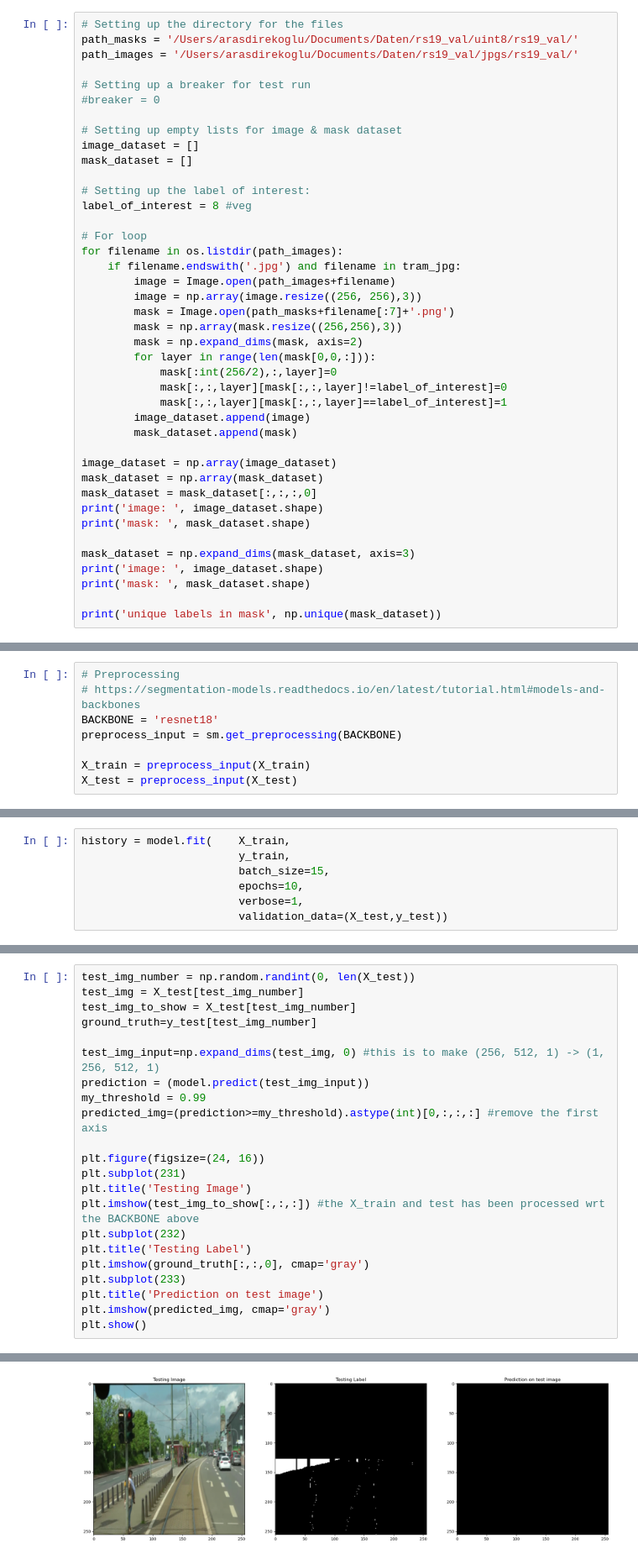
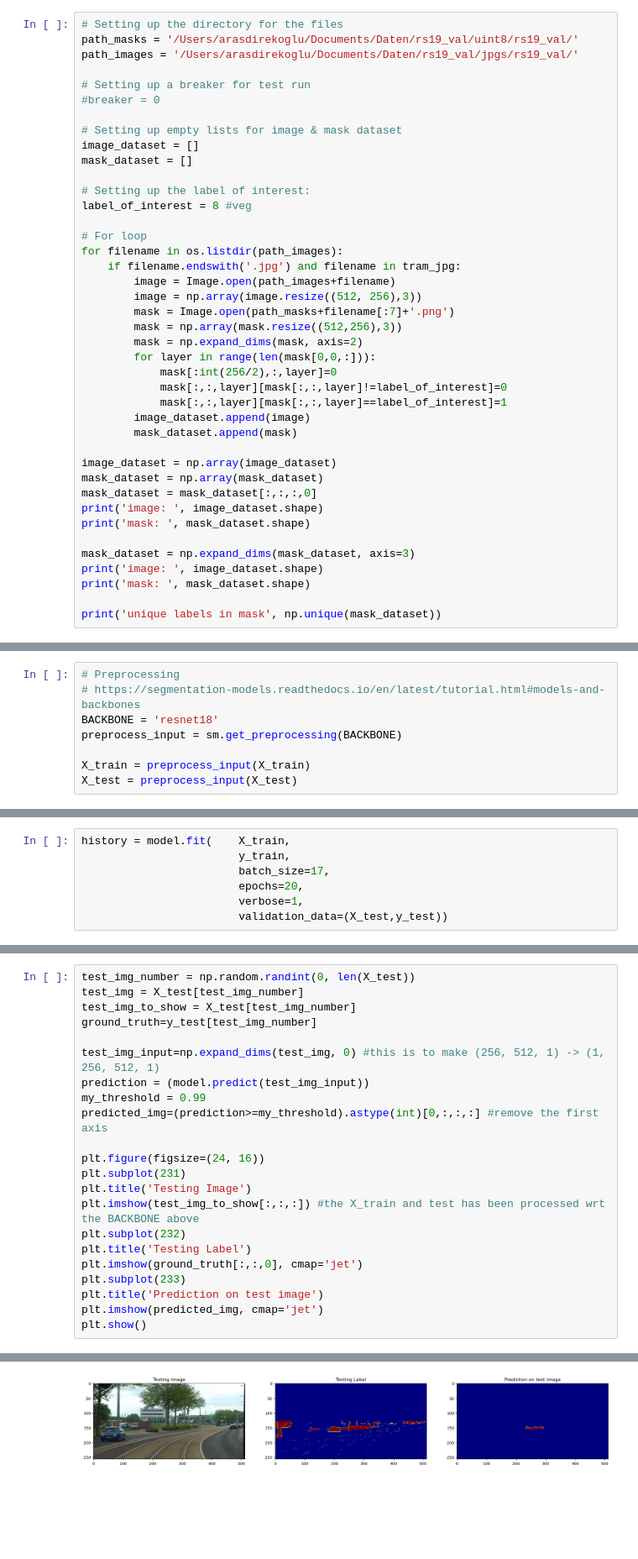
Before and after one commit to khoadaniel/vegetation-detection-railways, a Jupyter notebook: aras/model_tram_lowerhalf.ipynb, the cells around one changed output, grey strips where cells are left out. Shown at 84% size. Saved outputs shown, nothing was run; the diff lists cells and outputs as text; blank space fills up the shorter version.

```diff
--- a/aras/model_tram_lowerhalf.ipynb
+++ b/aras/model_tram_lowerhalf.ipynb
@@ -47,9 +45,9 @@ label_of_interest = 8 #veg
 for filename in os.listdir(path_images):
     if filename.endswith('.jpg') and filename in tram_jpg:
         image = Image.open(path_images+filename)
-        image = np.array(image.resize((256, 256),3))
+        image = np.array(image.resize((512, 256),3))
         mask = Image.open(path_masks+filename[:7]+'.png')
-        mask = np.array(mask.resize((256,256),3))
+        mask = np.array(mask.resize((512,256),3))
         mask = np.expand_dims(mask, axis=2)
         for layer in range(len(mask[0,0,:])):
             mask[:int(256/2),:,layer]=0
@@ -131,8 +127,8 @@ None
 # %%
 history = model.fit(    X_train,
                         y_train,
-                        batch_size=15,
-                        epochs=10,
+                        batch_size=17,
+                        epochs=20,
                         verbose=1,
                         validation_data=(X_test,y_test))
 # %% [output]
@@ -173,9 +166,9 @@ plt.title('Testing Image')
 plt.imshow(test_img_to_show[:,:,:]) #the X_train and test has been processed wrt the BACKBONE above
 plt.subplot(232)
 plt.title('Testing Label')
-plt.imshow(ground_truth[:,:,0], cmap='gray')
+plt.imshow(ground_truth[:,:,0], cmap='jet')
 plt.subplot(233)
 plt.title('Prediction on test image')
-plt.imshow(predicted_img, cmap='gray')
+plt.imshow(predicted_img, cmap='jet')
 plt.show()
 # %% [output]
@@ -183 +176 @@ plt.show()
-[figure, old version]
+[figure, new version]
```
Also changed, not shown: parts of 8 cells of this notebook, 1 other file.
